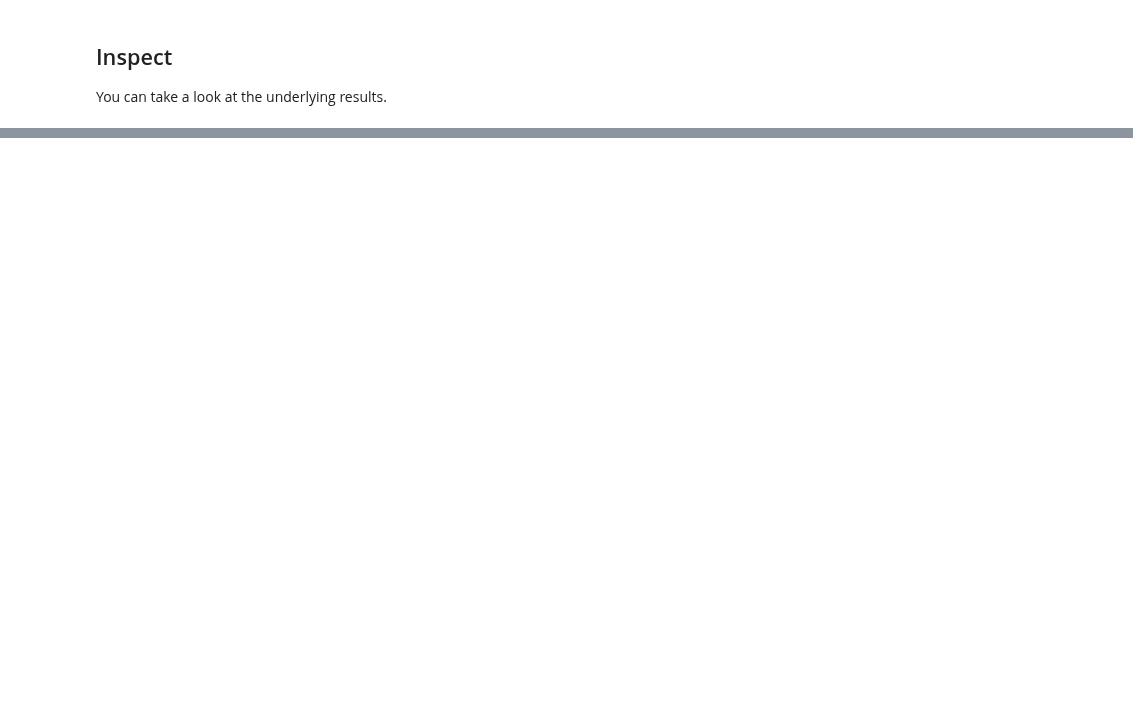
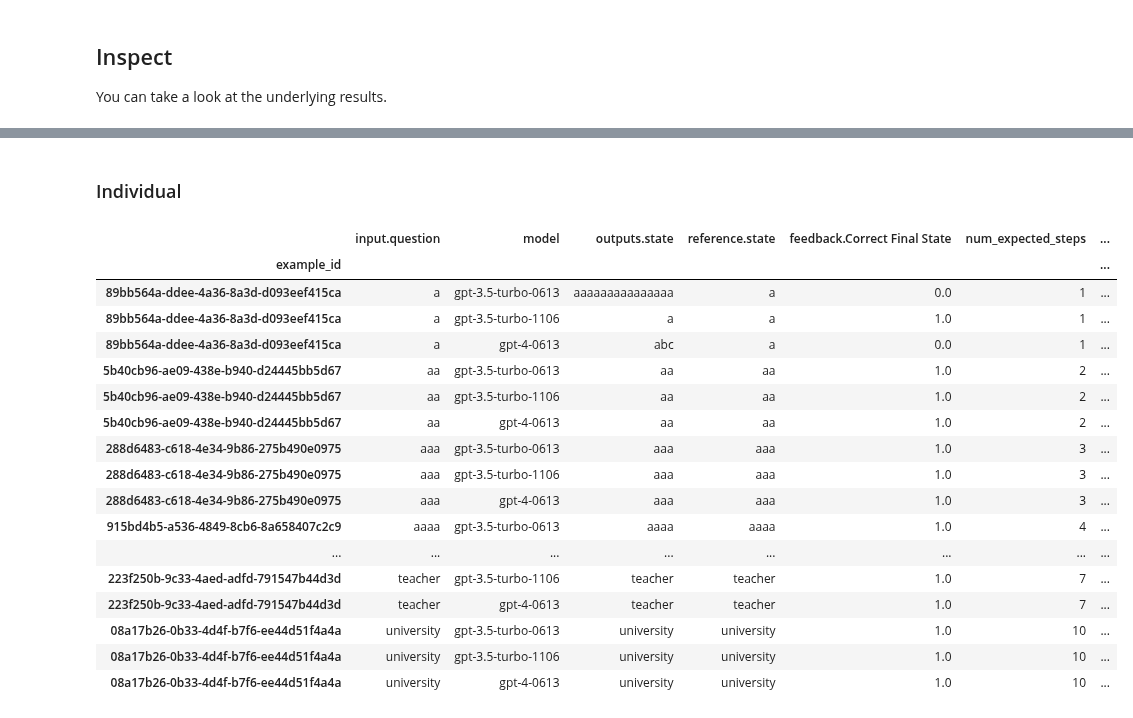
Before and after one commit to langchain-ai/langchain-benchmarks, a Jupyter notebook: docs/source/notebooks/tool_usage/typewriter_1.ipynb, the cells around one changed output, grey strips where cells are left out. Drawn from its saved outputs; the diff is of its cells as text; code cells hidden in the pictures; blank space fills up the shorter version.

```diff
--- a/docs/source/notebooks/tool_usage/typewriter_1.ipynb
+++ b/docs/source/notebooks/tool_usage/typewriter_1.ipynb
@@ -147,0 +142,28 @@ df.head()
+# %%
+import pandas as pd
+from langsmith.client import Client
+
+client = Client()
+projects = list(
+    client.list_projects(reference_dataset_name="Tool Usage - Typewriter (1 tool)")
+)
+
+dfs = []
+for project in projects:
+    first_root_run = next(
+        client.list_runs(project_name=project.name, execution_order=1)
+    )
+    # Temporary way to get tag information
+    tags = first_root_run.tags
+    test_results = client.get_test_results(project_name=project.name)
+    test_results["model"] = tags[0]
+    dfs.append(test_results)
+
+
+df = pd.concat(dfs)
+
+df["actual_steps"] = df["outputs.intermediate_steps"].apply(
+    lambda steps: [step[0]["tool"] for step in steps]
+)
+df["num_expected_steps"] = df["reference.expected_steps"].apply(len)
+df["num_actual_steps"] = df["actual_steps"].apply(len)
@@ -147,0 +196,32 @@ df.head()
+# %% [markdown]
+### Individual
+# %%
+columns = [
+    "input.question",
+    "model",
+    "outputs.state",
+    "reference.state",
+    "feedback.Correct Final State",
+    "num_expected_steps",
+    "num_actual_steps",
+]
+df[columns].sort_values(by=["input.question", "model"])
+# %% [output]
+|  | input.question | model | outputs.state | reference.state | feedback.Correct Final State | num_expected_steps | ... |
+| example_id |  |  |  |  |  |  | ... |
+| 89bb564a-ddee-4a36-8a3d-d093eef415ca | a | gpt-3.5-turbo-0613 | aaaaaaaaaaaaaaa | a | 0.0 | 1 | ... |
+| 89bb564a-ddee-4a36-8a3d-d093eef415ca | a | gpt-3.5-turbo-1106 | a | a | 1.0 | 1 | ... |
+| 89bb564a-ddee-4a36-8a3d-d093eef415ca | a | gpt-4-0613 | abc | a | 0.0 | 1 | ... |
+| 5b40cb96-ae09-438e-b940-d24445bb5d67 | aa | gpt-3.5-turbo-0613 | aa | aa | 1.0 | 2 | ... |
+| 5b40cb96-ae09-438e-b940-d24445bb5d67 | aa | gpt-3.5-turbo-1106 | aa | aa | 1.0 | 2 | ... |
+| 5b40cb96-ae09-438e-b940-d24445bb5d67 | aa | gpt-4-0613 | aa | aa | 1.0 | 2 | ... |
+| 288d6483-c618-4e34-9b86-275b490e0975 | aaa | gpt-3.5-turbo-0613 | aaa | aaa | 1.0 | 3 | ... |
+| 288d6483-c618-4e34-9b86-275b490e0975 | aaa | gpt-3.5-turbo-1106 | aaa | aaa | 1.0 | 3 | ... |
+| 288d6483-c618-4e34-9b86-275b490e0975 | aaa | gpt-4-0613 | aaa | aaa | 1.0 | 3 | ... |
+| 915bd4b5-a536-4849-8cb6-8a658407c2c9 | aaaa | gpt-3.5-turbo-0613 | aaaa | aaaa | 1.0 | 4 | ... |
+| ... | ... | ... | ... | ... | ... | ... | ... |
+| 223f250b-9c33-4aed-adfd-791547b44d3d | teacher | gpt-3.5-turbo-1106 | teacher | teacher | 1.0 | 7 | ... |
+| 223f250b-9c33-4aed-adfd-791547b44d3d | teacher | gpt-4-0613 | teacher | teacher | 1.0 | 7 | ... |
+| 08a17b26-0b33-4d4f-b7f6-ee44d51f4a4a | university | gpt-3.5-turbo-0613 | university | university | 1.0 | 10 | ... |
+| 08a17b26-0b33-4d4f-b7f6-ee44d51f4a4a | university | gpt-3.5-turbo-1106 | university | university | 1.0 | 10 | ... |
+| 08a17b26-0b33-4d4f-b7f6-ee44d51f4a4a | university | gpt-4-0613 | university | university | 1.0 | 10 | ... |
```
Also changed, not shown: parts of 11 cells of this notebook, 8 other files.
